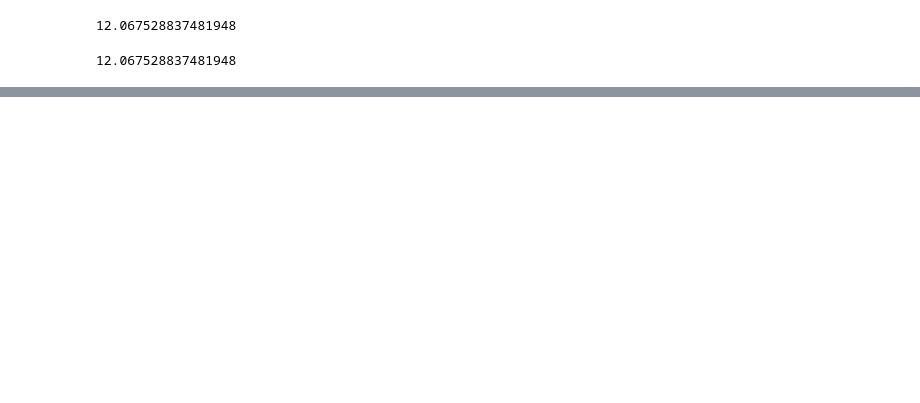
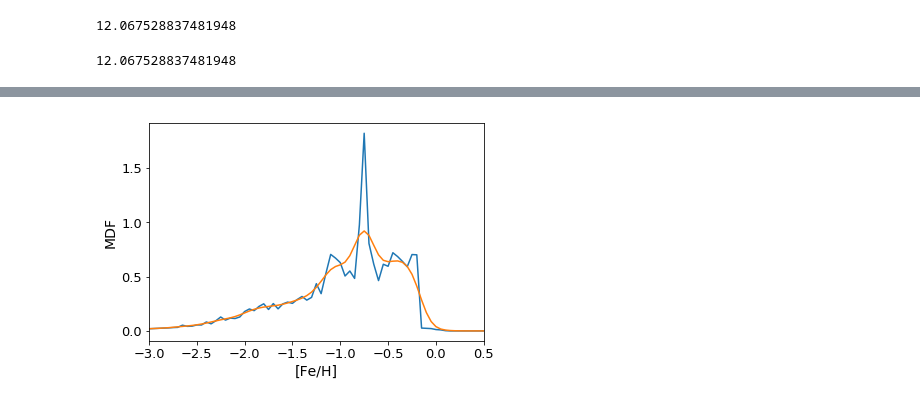
Before and after one commit to caterpillarproject/caga, a Jupyter notebook: notebooks/GAMMATreeBasic.ipynb, the cells around one changed output, grey strips where cells are left out. Cells and saved outputs as stored; diff of their text form; code cells hidden in the pictures; blank space fills up the shorter version.

```diff
--- a/notebooks/GAMMATreeBasic.ipynb
+++ b/notebooks/GAMMATreeBasic.ipynb
@@ -46,0 +67,4 @@ Warning -- Not enough gas to sustain the SFH. 2
+# %%
+fig, (mdf_x, mdf_y, mdf_gauss_y) = caga.plot.metallicity_distribution(g, sigma_gauss=0.1)
+# %% [output]
+[figure, added]
```
Also changed, not shown: parts of 6 cells of this notebook.
